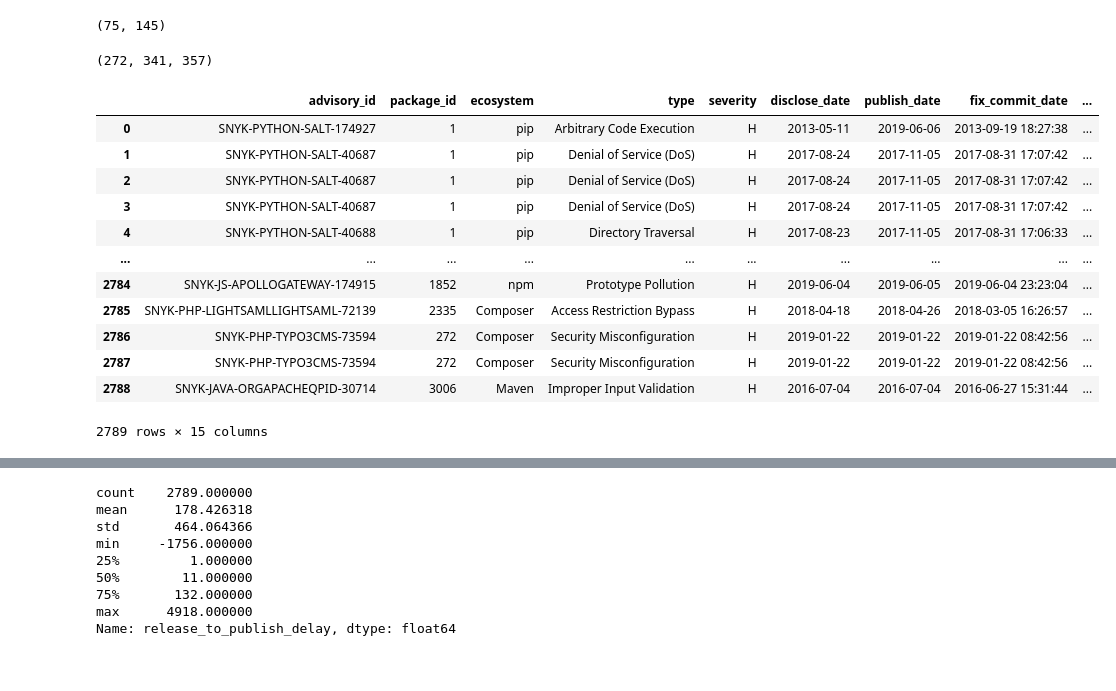
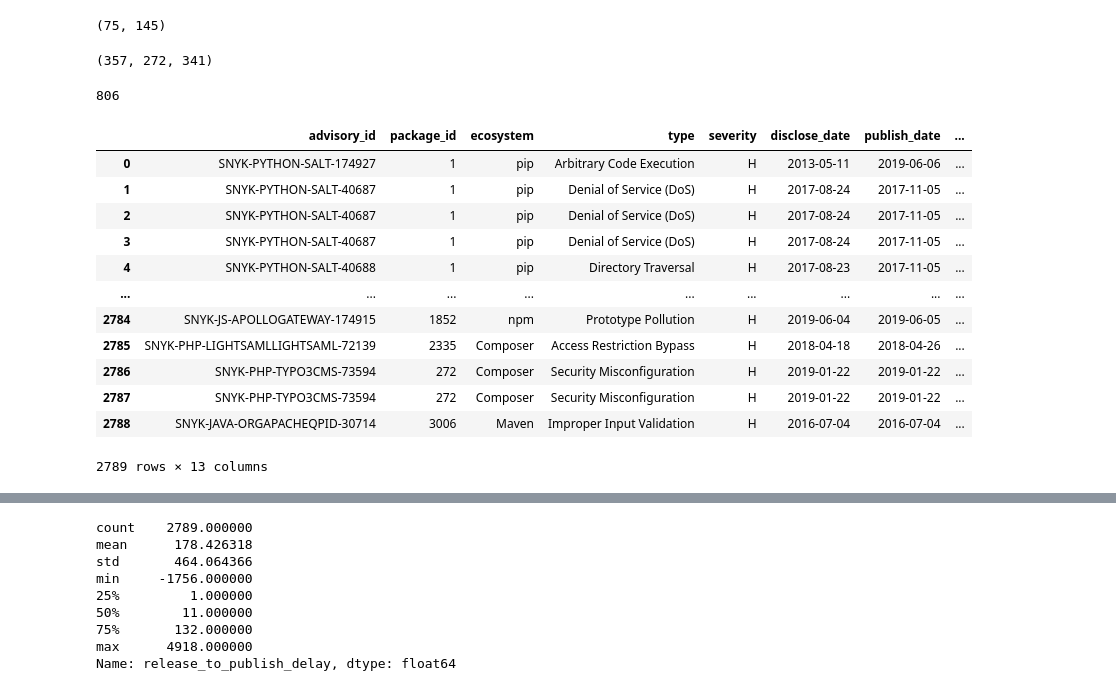
Before and after one commit to nasifimtiazohi/advisory-lifecycle, a Jupyter notebook: data_explore/rq1.ipynb, the cells around one changed output, grey strips where cells are left out. Saved outputs shown, nothing was run; the diff lists cells and outputs as text; code cells hidden in the pictures.

```diff
--- a/data_explore/rq1.ipynb
+++ b/data_explore/rq1.ipynb
@@ -46,46 +46,52 @@ where commit_date is not null
 and fr.version!='manual checkup needed'
 and ri.publish_date is null;'''
 df = pd.DataFrame(sql.execute(q))
-df['package_id'].nunique(), df['advisory_id'].nunique(), df['ri.id'].nunique()
+df['ri.id'].nunique(), df['package_id'].nunique(), df['advisory_id'].nunique()
 # %% [output]
-(272, 341, 357)
+(357, 272, 341)
+# %%
+q = '''select advisory_id, count(distinct commit_sha)
+from fix_commits
+where commit_date is not null
+group by advisory_id
+having count(distinct commit_sha) > 1'''
+df = pd.DataFrame(sql.execute(q))
+len(df)
+# %% [output]
+806
 # %%
 q = '''select advisory_id, package_id, ecosystem, type, severity, disclose_date, publish_date,
-        fix_commit_date, release_date, version, concat('package', package_id, 'version', version) as fixing_release
+        earliest_fix_commit_date, latest_fix_commit_date, release_date, version, concat('package', package_id, 'version', version) as fixing_release,
+       concat(advisory_id, package_id, version) as total_release
         from
-        (select advisory_id, min(commit_date) as fix_commit_date
+        (select advisory_id, min(commit_date) as earliest_fix_commit_date, max(commit_date) as latest_fix_commit_date
         from fix_commits fc
         join package p on fc.package_id = p.id
         where commit_date is not null
         group by advisory_id) as fcd
         join
         (select a.*, p.ecosystem, ri.version, ri.publish_date as release_date
         from advisory a
         join package p on a.package_id = p.id
         join fixing_releases fr on a.id = fr.advisory_id
         join release_info ri on p.id = ri.package_id and ri.version=fr.version
         where type != 'Malicious Package'
         and fr.version!= 'manual checkup needed'
             and ri.publish_date is not null) as frd
         on fcd.advisory_id=frd.id;'''
 df = pd.DataFrame(sql.execute(q))
-df['fix_to_release_delay'] = (df['release_date'] - df['fix_commit_date']).dt.total_seconds()
-df['fix_to_release_delay'] = round ( df['fix_to_release_delay'] / (3600 * 24))
-df['disclose_to_fix_delay'] = (df['fix_commit_date'].dt.date - df['disclose_date']).dt.days
-df['release_to_publish_delay'] = (df['publish_date'] - df['release_date'].dt.date).dt.days
-df['fix_to_publish_delay'] = (df['publish_date'] - df['fix_commit_date'].dt.date).dt.days
 df
 # %% [output]
-|  | advisory_id | package_id | ecosystem | type | severity | disclose_date | publish_date | fix_commit_date | ... |
-| 0 | SNYK-PYTHON-SALT-174927 | 1 | pip | Arbitrary Code Execution | H | 2013-05-11 | 2019-06-06 | 2013-09-19 18:27:38 | ... |
-| 1 | SNYK-PYTHON-SALT-40687 | 1 | pip | Denial of Service (DoS) | H | 2017-08-24 | 2017-11-05 | 2017-08-31 17:07:42 | ... |
-| 2 | SNYK-PYTHON-SALT-40687 | 1 | pip | Denial of Service (DoS) | H | 2017-08-24 | 2017-11-05 | 2017-08-31 17:07:42 | ... |
-| 3 | SNYK-PYTHON-SALT-40687 | 1 | pip | Denial of Service (DoS) | H | 2017-08-24 | 2017-11-05 | 2017-08-31 17:07:42 | ... |
-| 4 | SNYK-PYTHON-SALT-40688 | 1 | pip | Directory Traversal | H | 2017-08-23 | 2017-11-05 | 2017-08-31 17:06:33 | ... |
-| ... | ... | ... | ... | ... | ... | ... | ... | ... | ... |
-| 2784 | SNYK-JS-APOLLOGATEWAY-174915 | 1852 | npm | Prototype Pollution | H | 2019-06-04 | 2019-06-05 | 2019-06-04 23:23:04 | ... |
-| 2785 | SNYK-PHP-LIGHTSAMLLIGHTSAML-72139 | 2335 | Composer | Access Restriction Bypass | H | 2018-04-18 | 2018-04-26 | 2018-03-05 16:26:57 | ... |
-| 2786 | SNYK-PHP-TYPO3CMS-73594 | 272 | Composer | Security Misconfiguration | H | 2019-01-22 | 2019-01-22 | 2019-01-22 08:42:56 | ... |
-| 2787 | SNYK-PHP-TYPO3CMS-73594 | 272 | Composer | Security Misconfiguration | H | 2019-01-22 | 2019-01-22 | 2019-01-22 08:42:56 | ... |
-| 2788 | SNYK-JAVA-ORGAPACHEQPID-30714 | 3006 | Maven | Improper Input Validation | H | 2016-07-04 | 2016-07-04 | 2016-06-27 15:31:44 | ... |
+|  | advisory_id | package_id | ecosystem | type | severity | disclose_date | publish_date | ... |
+| 0 | SNYK-PYTHON-SALT-174927 | 1 | pip | Arbitrary Code Execution | H | 2013-05-11 | 2019-06-06 | ... |
+| 1 | SNYK-PYTHON-SALT-40687 | 1 | pip | Denial of Service (DoS) | H | 2017-08-24 | 2017-11-05 | ... |
+| 2 | SNYK-PYTHON-SALT-40687 | 1 | pip | Denial of Service (DoS) | H | 2017-08-24 | 2017-11-05 | ... |
+| 3 | SNYK-PYTHON-SALT-40687 | 1 | pip | Denial of Service (DoS) | H | 2017-08-24 | 2017-11-05 | ... |
+| 4 | SNYK-PYTHON-SALT-40688 | 1 | pip | Directory Traversal | H | 2017-08-23 | 2017-11-05 | ... |
+| ... | ... | ... | ... | ... | ... | ... | ... | ... |
+| 2784 | SNYK-JS-APOLLOGATEWAY-174915 | 1852 | npm | Prototype Pollution | H | 2019-06-04 | 2019-06-05 | ... |
+| 2785 | SNYK-PHP-LIGHTSAMLLIGHTSAML-72139 | 2335 | Composer | Access Restriction Bypass | H | 2018-04-18 | 2018-04-26 | ... |
+| 2786 | SNYK-PHP-TYPO3CMS-73594 | 272 | Composer | Security Misconfiguration | H | 2019-01-22 | 2019-01-22 | ... |
+| 2787 | SNYK-PHP-TYPO3CMS-73594 | 272 | Composer | Security Misconfiguration | H | 2019-01-22 | 2019-01-22 | ... |
+| 2788 | SNYK-JAVA-ORGAPACHEQPID-30714 | 3006 | Maven | Improper Input Validation | H | 2016-07-04 | 2016-07-04 | ... |
-2789 rows × 15 columns
+2789 rows × 13 columns
```
Also changed, not shown: parts of 21 cells of this notebook, 3 other files.
